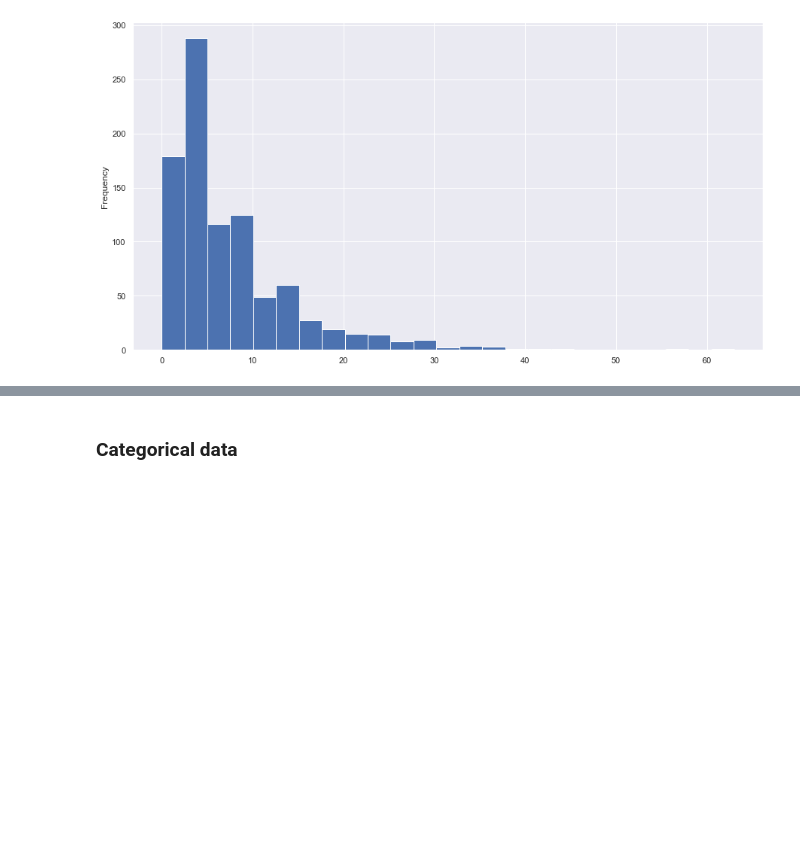
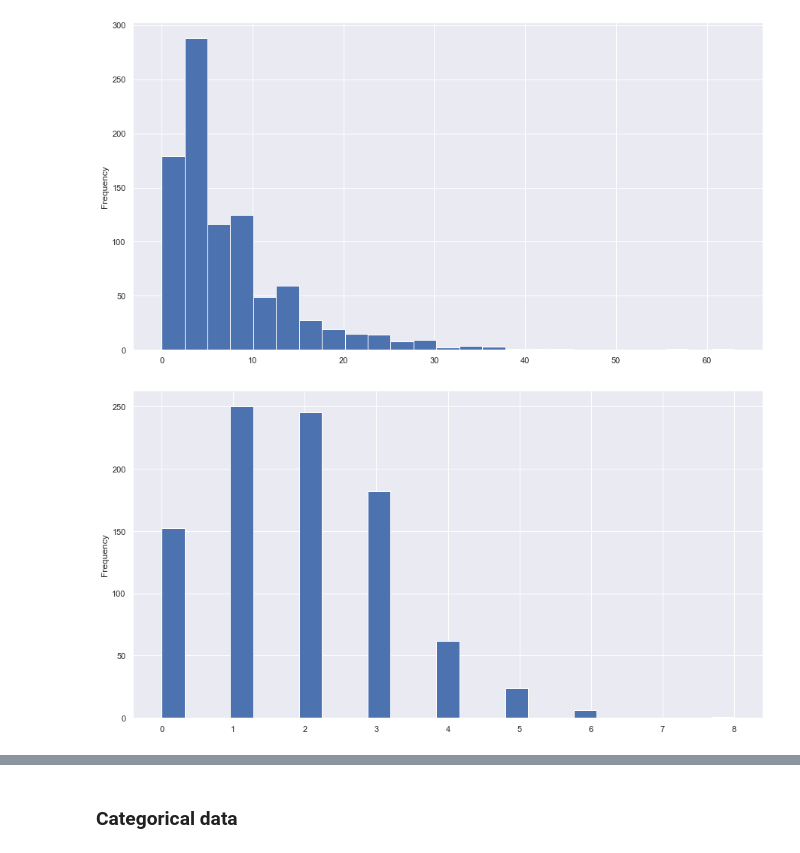
Before and after one commit to eniola-f/Hamoye_project, a Jupyter notebook: Startup_data.ipynb, the cells around one changed output, grey strips where cells are left out. Saved outputs shown, nothing was run; the diff lists cells and outputs as text; code cells hidden in the pictures; blank space fills up the shorter version.

```diff
--- a/Startup_data.ipynb
+++ b/Startup_data.ipynb
@@ -150,0 +177,3 @@ startup = data.drop(["Unnamed: 0", "Unnamed: 6"], axis=1)
+# %%
+startup.drop(832, inplace=True)
+startup.shape
@@ -151,3 +194,9 @@ startup = data.drop(["Unnamed: 0", "Unnamed: 6"], axis=1)
+# %%
+to_drop = ["state_code.1", "object_id", "is_CA", "is_NY", "is_MA", "is_TX", "is_otherstate",
+          "is_software", "is_web", "is_mobile", "is_enterprise", "is_advertising",
+          "is_gamesvideo", "is_ecommerce", "is_biotech", "is_consulting", "is_othercategory"]
+# %%
+startup.drop(to_drop, inplace=True, axis=1)
 # %%
 startup.shape
 # %% [output]
@@ -301,3 +342,7 @@ startup.boxplot(column="funding_total_usd", fontsize="large");
 startup.relationships.plot.hist(bins=25);
 # %% [output]
 [figure]
+# %%
+startup.milestones.plot.hist(bins=25);
+# %% [output]
+[figure, added]
```
Also changed, not shown: parts of 39 cells of this notebook.
